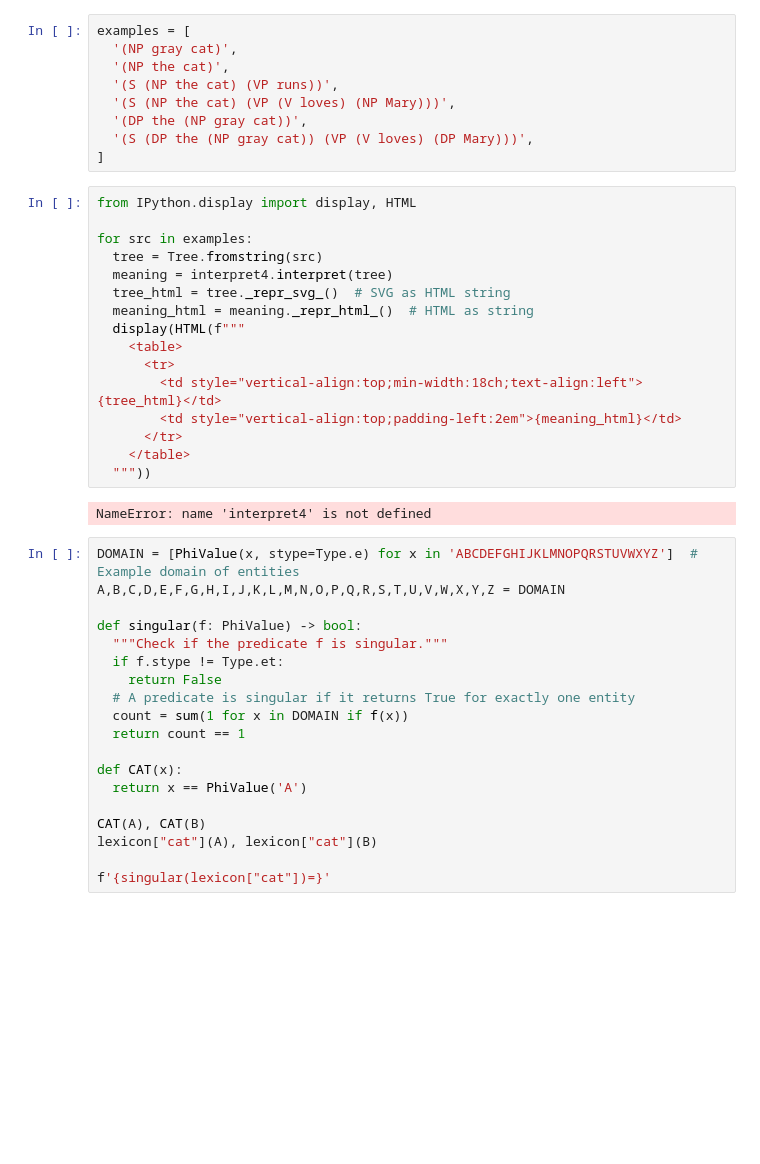
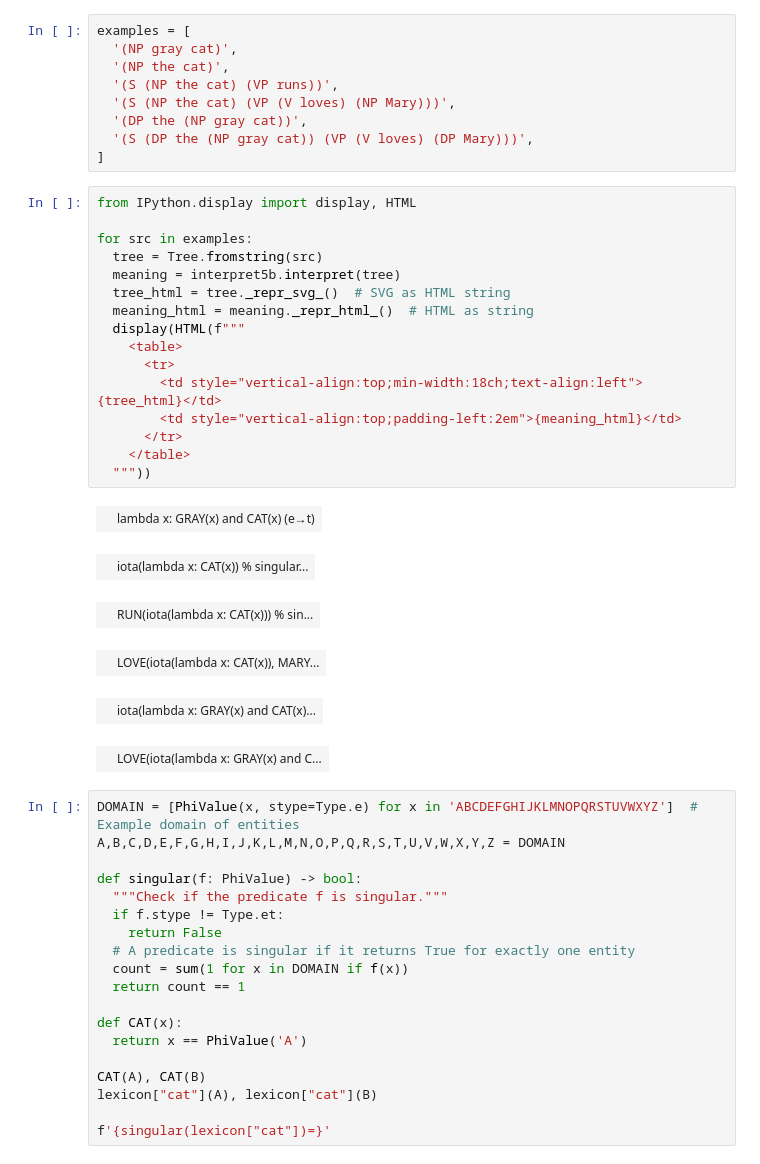
Before and after one commit to EasyArray/ling516, a Jupyter notebook: notebooks/ch5.ipynb, the cells around one changed output. Drawn from its saved outputs; the diff is of its cells as text; blank space fills up the shorter version.

```diff
--- a/phosphorus/semantics/ch5.ipynb
+++ b/notebooks/ch5.ipynb
@@ -251,21 +244,26 @@ examples = [
 # %%
 from IPython.display import display, HTML
 
 for src in examples:
   tree = Tree.fromstring(src)
-  meaning = interpret4.interpret(tree)
+  meaning = interpret5b.interpret(tree)
   tree_html = tree._repr_svg_()  # SVG as HTML string
   meaning_html = meaning._repr_html_()  # HTML as string
   display(HTML(f"""
     <table>
       <tr>
         <td style="vertical-align:top;min-width:18ch;text-align:left">{tree_html}</td>
         <td style="vertical-align:top;padding-left:2em">{meaning_html}</td>
       </tr>
     </table>
   """))
 # %% [output]
-NameError: name 'interpret4' is not defined
+|  | lambda x: GRAY(x) and CAT(x) (e→t) |
+|  | iota(lambda x: CAT(x)) % singular... |
+|  | RUN(iota(lambda x: CAT(x))) % sin... |
+|  | LOVE(iota(lambda x: CAT(x)), MARY... |
+|  | iota(lambda x: GRAY(x) and CAT(x)... |
+|  | LOVE(iota(lambda x: GRAY(x) and C... |
 # %%
 DOMAIN = [PhiValue(x, stype=Type.e) for x in 'ABCDEFGHIJKLMNOPQRSTUVWXYZ']  # Example domain of entities
 A,B,C,D,E,F,G,H,I,J,K,L,M,N,O,P,Q,R,S,T,U,V,W,X,Y,Z = DOMAIN
```
Also changed, not shown: parts of 1 cell of this notebook, 31 other files.
